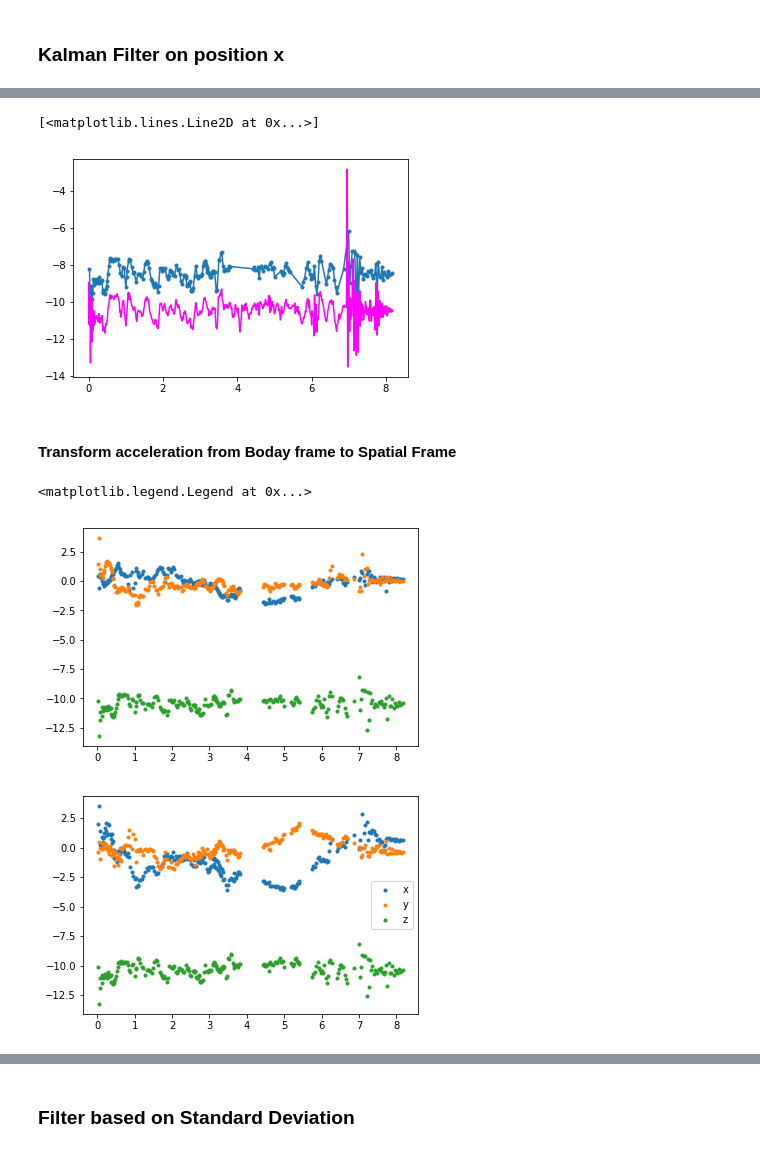
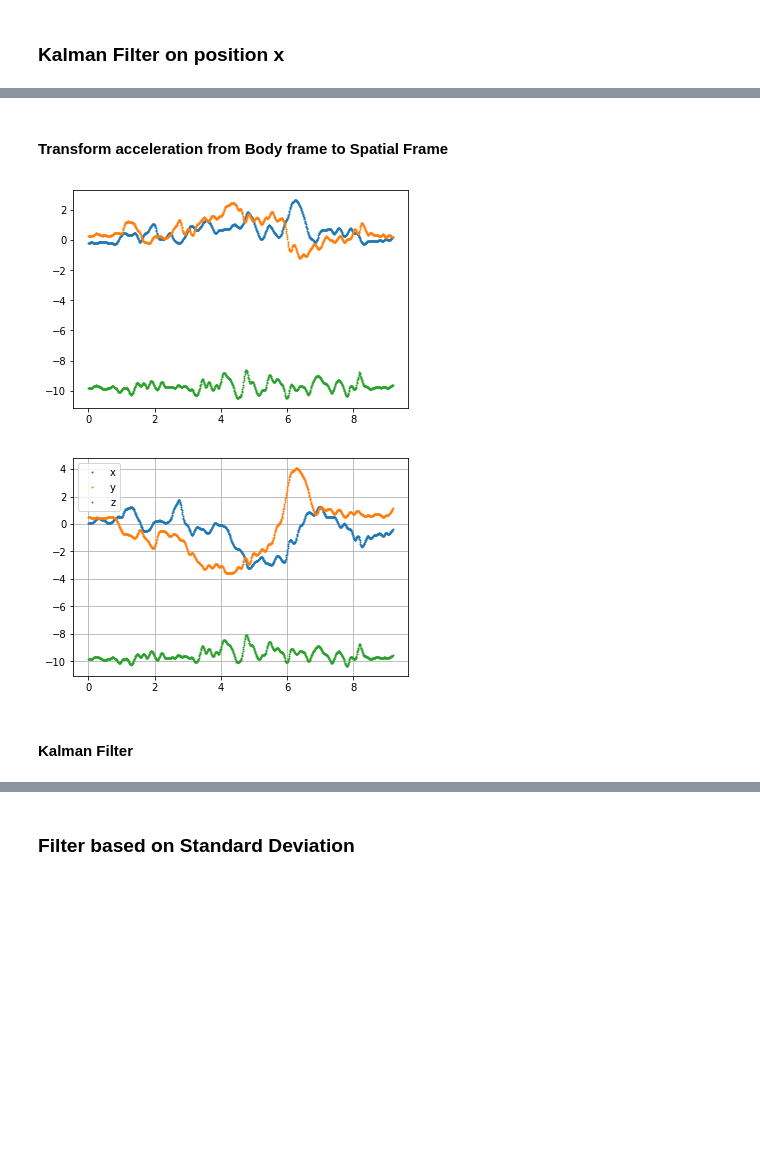
Before and after one commit to zhanibekrysbek/phhi_data_analysis, a Jupyter notebook: preprocessing/notebooks/cut_into_observations.ipynb, the cells around one changed output, grey strips where cells are left out. Cells and saved outputs as stored; diff of their text form; code cells hidden in the pictures; blank space fills up the shorter version.

```diff
--- a/preprocessing/notebooks/cut_into_observations.ipynb
+++ b/preprocessing/notebooks/cut_into_observations.ipynb
@@ -516,6 +537,7 @@ for obs_num in tqdm(range(1,total_obs+1)):
     rft2 = read_rft(tt0,ttf, rft2_df)
 
     imu = read_imu(tt0, ttf, imu_df)
+    imu['mag'] = calibrate_mag(imu['mag'])
 
     pose1_grf = read_pose(tt0, ttf, pose1_df)
     pose1_off_grf = read_pose(tt0, ttf, pose1_off_df)
@@ -539,7 +561,7 @@ for obs_num in tqdm(range(1,total_obs+1)):
     pos123, traj_type = transform2grfAB(pos123, traj_type)
     pos123 = enforce_angle_range(pos123)
 
-#     pos123 = filter_outliers(pos123)
+    pos123 = filter_outliers(pos123)
 
     pos123 = enforce_angle_range(pos123)
 
@@ -600,7 +696,7 @@ AB1 parallel
 # %% [markdown]
 ### Kalman Filter on position x
 # %%
-obs = observations[7]
+obs = observations[3]
 
 orientation = obs['pose123']['orientation'].copy()
 position = obs['pose123']['position'].copy()
@@ -633,0 +745,23 @@ accel_aligned[:,2] = np.interp(tpos, timu, accel[:,2])
+# %%
+# Smoothening
+pos_smooth = np.zeros(pos_interp.shape)
+pos_smooth[:,0] = lowess(tnom,pos_interp[:,0],f=0.09)
+pos_smooth[:,1] = lowess(tnom,pos_interp[:,1],f=0.09)
+pos_smooth[:,2] = lowess(tnom,pos_interp[:,2],f=0.09)
+
+orient_smooth = np.zeros((tnom.shape[0],4))
+orient_smooth[:,0] = lowess(tnom,orient_interp[:,0],f=0.05)
+orient_smooth[:,1] = lowess(tnom,orient_interp[:,1],f=0.05)
+orient_smooth[:,2] = lowess(tnom,orient_interp[:,2],f=0.05)
+orient_smooth[:,3] = lowess(tnom,orient_interp[:,3],f=0.05)
+
+# Velocity derived from smooth positions
+vel_smooth = np.zeros(pos_interp.shape)
+vel_smooth[:,0] = derivative(pos_smooth[:,0],tnom)
+vel_smooth[:,1] = derivative(pos_smooth[:,1],tnom)
+vel_smooth[:,2] = derivative(pos_smooth[:,2],tnom)
+
+accel_smooth = np.zeros(pos_interp.shape)
+accel_smooth[:,0] = lowess(tnom,accel_aligned[:,0],f=0.02)
+accel_smooth[:,1] = lowess(tnom,accel_aligned[:,1],f=0.02)
+accel_smooth[:,2] = lowess(tnom,accel_aligned[:,2],f=0.02)
@@ -634,9 +838,19 @@ accel_aligned[:,2] = np.interp(tpos, timu, accel[:,2])
+# %% [markdown]
+#### Transform acceleration from Body frame to Spatial Frame
+# %%
+
+accel_grf = np.zeros(accel_smooth.shape)
+for i, orient in enumerate(orient_smooth):
+    rot_mat = rotation_matrix(orient[-1], orient[:3])[:3,:3]
+    accel_grf[i,:] = np.matmul(rot_mat, accel_smooth[i])
 # %%
 # Corresponding plot
-plt.plot(tpos,accel_aligned[:,2]+2, '.-')
-plt.plot(timu, accel[:,2],'-', color='magenta')
+plt.plot(tnom,accel_smooth, '.', MarkerSize=2)
+
+plt.figure()
+plt.plot(tnom, accel_grf,'.', MarkerSize=2)
+plt.legend(['x','y','z'])
+plt.grid()
 # %% [output]
-[<matplotlib.lines.Line2D at 0x...>]
-[figure, old version]
+[figure, new version]
+[figure, added]
-# %% [markdown]
-#### Transform acceleration from Boday frame to Spatial Frame
@@ -649,11 +856,0 @@ for i, orient in enumerate(orientation):
-# %%
-# Corresponding plot
-plt.plot(tpos,accel_aligned, '.')
-
-plt.figure()
-plt.plot(tpos, accel_grf,'.')
-plt.legend(['x','y','z'])
-# %% [output]
-<matplotlib.legend.Legend at 0x...>
-[figure, removed]
-[figure, removed]
@@ -660,3 +860,5 @@ plt.legend(['x','y','z'])
+# %% [markdown]
+#### Kalman Filter
 # %%
 '''
 State vector:
```
Also changed, not shown: parts of 30 cells of this notebook, 7 other files.
